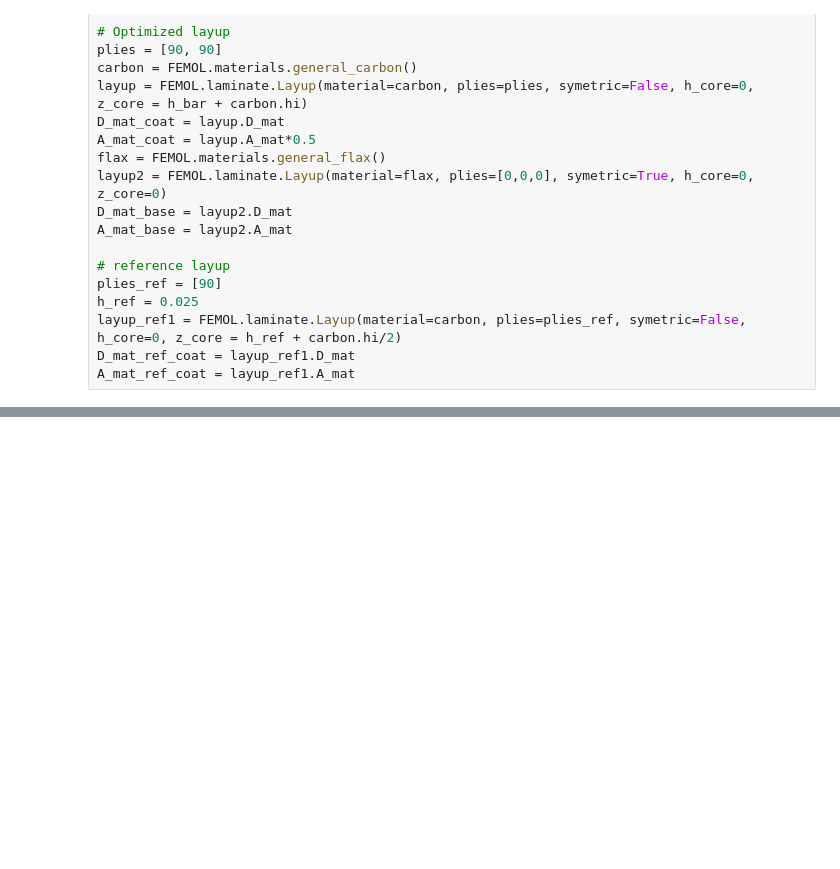
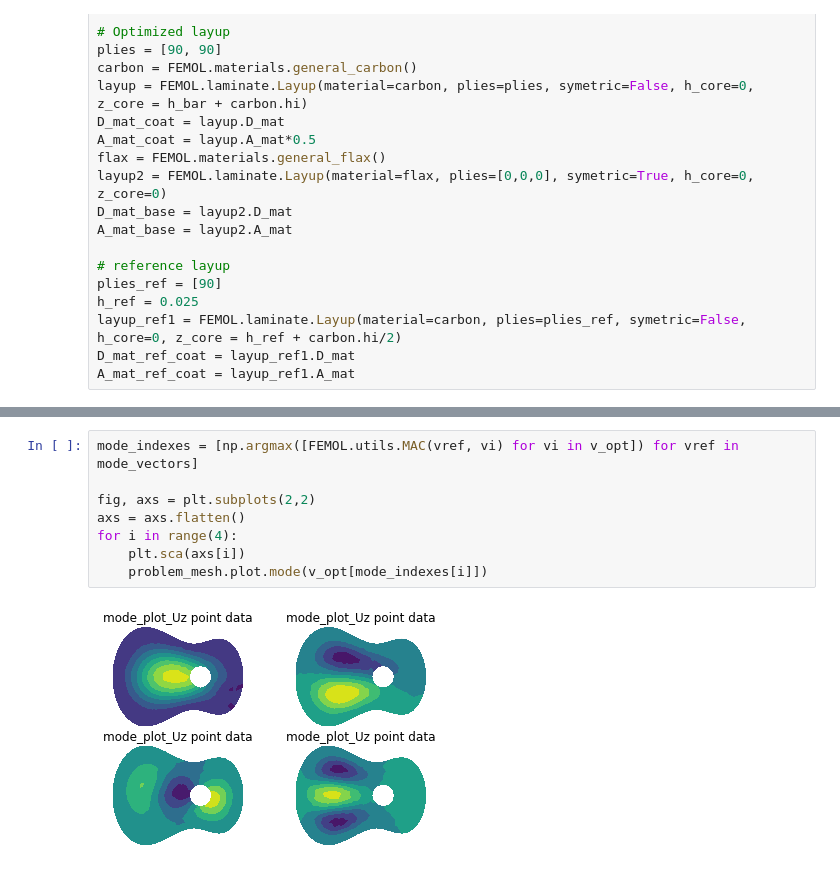
Before and after one commit to olivecha/FEMOL, a Jupyter notebook: DEV_Notebook.ipynb, the cells around one changed output, grey strips where cells are left out. Cells and saved outputs as stored; diff of their text form; blank space fills up the shorter version.

```diff
--- a/DEV_Notebook.ipynb
+++ b/DEV_Notebook.ipynb
@@ -84,0 +118,10 @@ No core eigenfrequency :  499.9519787140608
+# %%
+mode_indexes = [np.argmax([FEMOL.utils.MAC(vref, vi) for vi in v_opt]) for vref in mode_vectors]
+
+fig, axs = plt.subplots(2,2)
+axs = axs.flatten()
+for i in range(4):
+    plt.sca(axs[i])
+    problem_mesh.plot.mode(v_opt[mode_indexes[i]])
+# %% [output]
+[figure, added]
```
Also changed, not shown: parts of 12 cells of this notebook, 7 other files.
